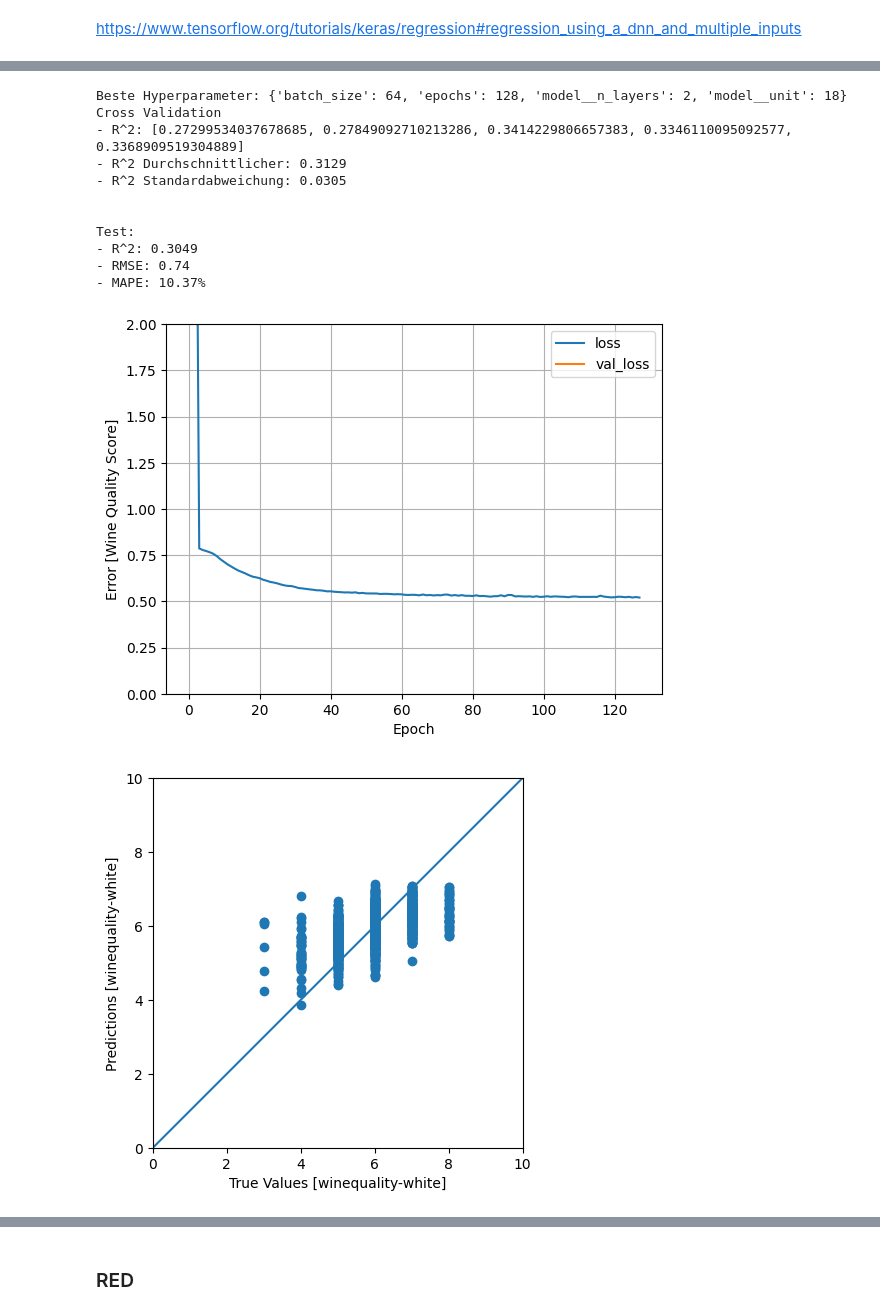
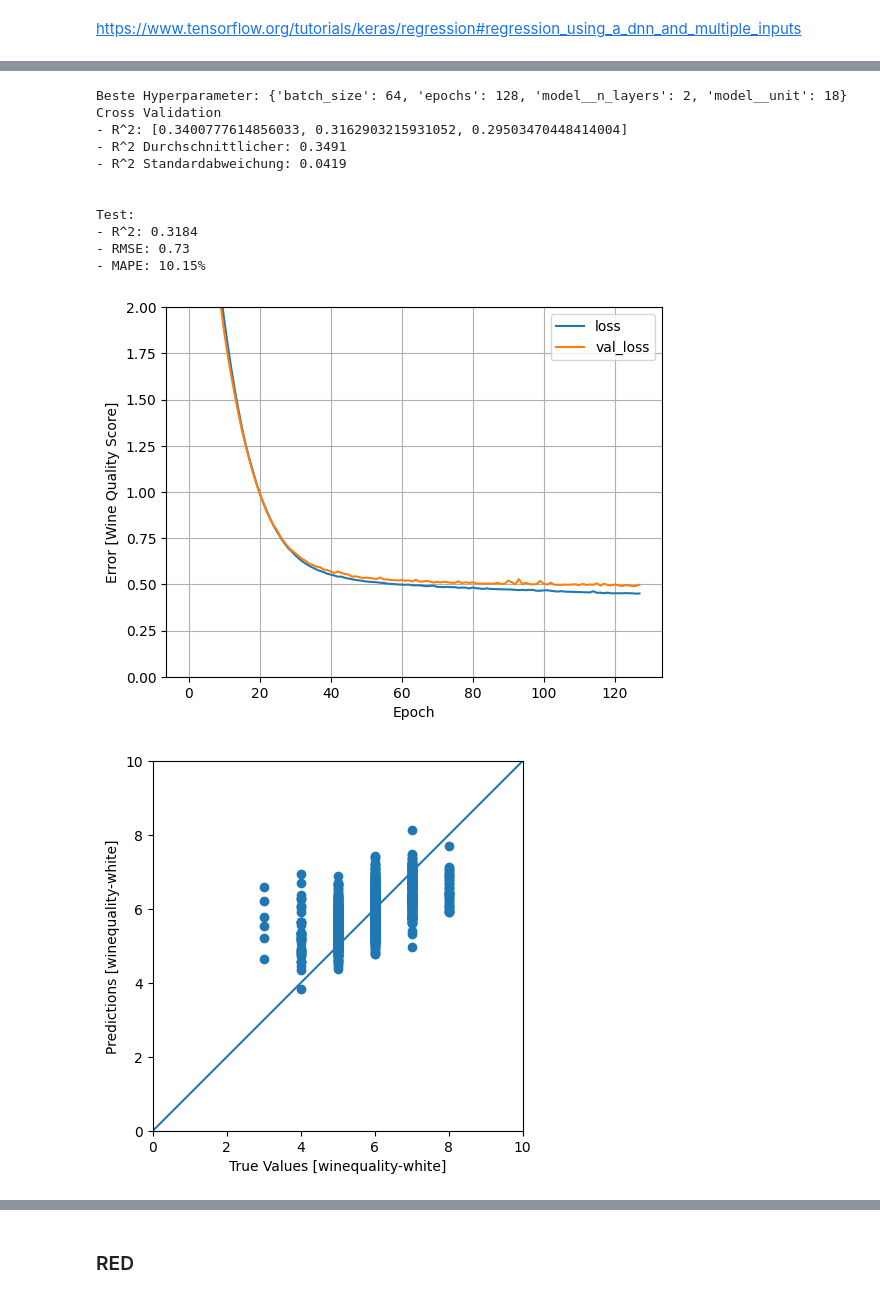
Before and after one commit to JoTec2002/TINF21C_Maschinelles-Lernen, a Jupyter notebook: Programmierabgabe 2/main.ipynb, the cells around one changed output, grey strips where cells are left out. Saved outputs shown, nothing was run; the diff lists cells and outputs as text; code cells hidden in the pictures.

```diff
--- a/Programmierabgabe 2/main.ipynb
+++ b/Programmierabgabe 2/main.ipynb
@@ -76,4 +51,4 @@ red_test_scores = np.array(red_test_scores)
 # %%
-#white_training_Data = np.array(white_training_Data_scaled)
-#red_training_Data = np.array(red_training_Data_scaled)
+white_training_Data = np.array(white_training_Data)
+red_training_Data = np.array(red_training_Data)
 # %%
@@ -114,7 +83,7 @@ Num GPUs Available:  1
 # %%
 def plot_loss(keras_regressor_model):
-  plt.plot(keras_regressor_model.history['loss'], label='loss')
-  plt.plot(keras_regressor_model.history['val_loss'], label='val_loss')
+  plt.plot(keras_regressor_model.history_['loss'], label='loss')
+  plt.plot(keras_regressor_model.history_['val_loss'], label='val_loss')
   plt.ylim([0, 2])
   plt.xlabel('Epoch')
   plt.ylabel('Error [Wine Quality Score]')
@@ -151,8 +120,6 @@ def model_regressor_grid_calculator(estimator: any, param_grid: dict | list,
     r2_score_cv = [cv_results['split0_test_score'],
                    cv_results['split1_test_score'],
                    cv_results['split2_test_score'],
-                   cv_results['split3_test_score'],
-                   cv_results['split4_test_score'],
                    ]
     r2_score_cv_mean = cv_results['mean_test_score']
     r2_score_cv_std = cv_results['std_test_score']
@@ -189,6 +156,7 @@ def create_model(unit, n_layers):
     input_layer = layers.Input(shape=(11,))
     model = keras.Sequential([
         input_layer,
+        normalizer,
     ])
     for i in range(n_layers):
         local_units = -1*i*(unit/(n_layers+1))+unit
@@ -196,6 +164,6 @@ def create_model(unit, n_layers):
     model.add(layers.Dense(1))
 
     model.compile(loss=keras.losses.mean_squared_error,
-            optimizer=keras.optimizers.Adam(0.001), metrics=[keras.metrics.mean_absolute_percentage_error, keras.metrics.R2Score])
+            optimizer=keras.optimizers.Adam(0.001))
 
     return model
@@ -281,32 +170,32 @@ Wall time: 13.4 s
 # %%
 %%time
-#normalizer = layers.Normalization(axis=-1)
-#normalizer.adapt(white_training_Data)
-KerasRegressor_model=KerasRegressor(model=create_model, epochs=32, batch_size=32, model__unit=16, model__n_layers=1, verbose=0)
+ #normalizer = layers.Normalization(axis=-1)
+normalizer.adapt(white_training_Data)
+KerasRegressor_model=KerasRegressor(model=create_model, epochs=32, batch_size=32, model__unit=16, model__n_layers=1, verbose=0, validation_split=0.2)
 
 params={'batch_size':[16, 32, 64],
         'epochs':[32, 64, 128, 256],
         'model__unit':[8, 16, 32],
         'model__n_layers':[1,2,3,7,8],
 }
 best_params={'batch_size':[64],
         'epochs':[128],
         'model__unit':[18],
         'model__n_layers':[2]
 }
 
-cv_results, optimal_model = model_regressor_grid_calculator(KerasRegressor_model, best_params, white_training_Data_scaled, white_test_data_scaled, white_training_scores, white_test_scores)
+cv_results, optimal_model = model_regressor_grid_calculator(KerasRegressor_model, best_params, white_training_Data, white_test_data, white_training_scores, white_test_scores)
 # %% [output]
 Beste Hyperparameter: {'batch_size': 64, 'epochs': 128, 'model__n_layers': 2, 'model__unit': 18}
 Cross Validation
-- R^2: [0.27299534037678685, 0.27849092710213286, 0.3414229806657383, 0.3346110095092577, 0.3368909519304889]
-- R^2 Durchschnittlicher: 0.3129
-- R^2 Standardabweichung: 0.0305
+- R^2: [0.3400777614856033, 0.3162903215931052, 0.29503470448414004]
+- R^2 Durchschnittlicher: 0.3491
+- R^2 Standardabweichung: 0.0419
 
 
 Test:
-- R^2: 0.3049
-- RMSE: 0.74
-- MAPE: 10.37%
+- R^2: 0.3184
+- RMSE: 0.73
+- MAPE: 10.15%
-[figure, old version]
+[figure, new version]
-[figure, old version]
+[figure, new version]
```
Also changed, not shown: parts of 15 cells of this notebook.
